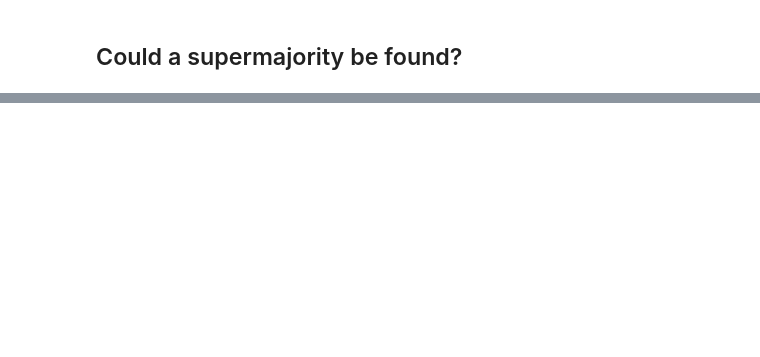
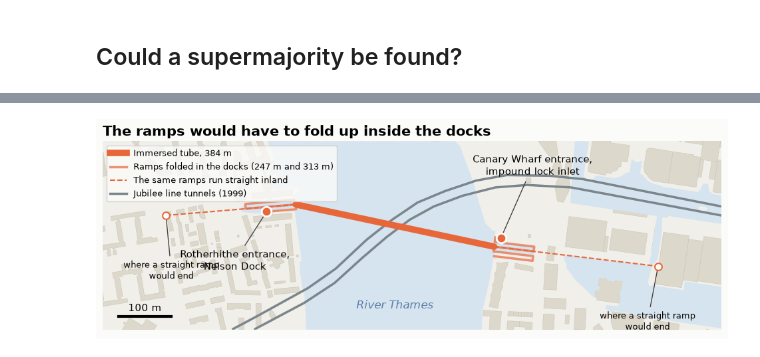
Before and after one commit to HenryDashwood/rotherhithe-to-canary-wharf-tunnel, a Jupyter notebook: nbs/02_route_and_ownership.ipynb, the cells around one changed output, grey strips where cells are left out. Cells and saved outputs as stored; diff of their text form; code cells hidden in the pictures; blank space fills up the shorter version.

```diff
--- a/nbs/02_route_and_ownership.ipynb
+++ b/nbs/02_route_and_ownership.ipynb
@@ -357,0 +425,58 @@ fig.savefig(FIGURES / "route_map.png")
+# %%
+fig, ax = plt.subplots(figsize=(12, 7))
+gpd.GeoSeries([view], crs=BNG).plot(ax=ax, color=COLOURS["land"])
+buildings.clip(view).plot(ax=ax, color="#ddd8cc", edgecolor="#c8c2b3", lw=0.3)
+cons[cons["class"] == "water"].clip(view).plot(ax=ax, color=COLOURS["water"])
+jubilee.plot(ax=ax, color=COLOURS["jubilee"], lw=2.5)
+gpd.GeoSeries(list(straight), crs=BNG).plot(ax=ax, color=COLOURS["tunnel"], lw=1.5, ls="--")
+gpd.GeoSeries(list(folded), crs=BNG).plot(ax=ax, color=COLOURS["tunnel"], lw=2.5, alpha=0.7)
+gpd.GeoSeries([river], crs=BNG).plot(ax=ax, color=COLOURS["tunnel"], lw=7, capstyle="round")
+ex, ey = zip(*entrances())
+ax.scatter(ex, ey, s=110, color=COLOURS["tunnel"], edgecolor="white", lw=2, zorder=5)
+sx, sy = straight[0].coords[-1]
+nx, ny = straight[1].coords[-1]
+ax.scatter([sx, nx], [sy, ny], s=60, facecolor="white", edgecolor=COLOURS["tunnel"], lw=1.5, zorder=5)
+arrow = {"arrowstyle": "-", "color": "#444", "lw": 1}
+ax.annotate(
+    "Rotherhithe entrance,\nNelson Dock",
+    (ex[0], ey[0]),
+    xytext=(ex[0] - 60, ey[0] - 110),
+    ha="center",
+    arrowprops=arrow,
+)
+ax.annotate(
+    "Canary Wharf entrance,\nimpound lock inlet",
+    (ex[1], ey[1]),
+    xytext=(ex[1] + 60, ey[1] + 120),
+    ha="center",
+    arrowprops=arrow,
+)
+ax.annotate(
+    "where a straight ramp\nwould end", (sx, sy), xytext=(sx + 10, sy - 120), ha="center", arrowprops=arrow, fontsize=9
+)
+ax.annotate(
+    "where a straight ramp\nwould end", (nx, ny), xytext=(nx - 20, ny - 120), ha="center", arrowprops=arrow, fontsize=9
+)
+ax.text(
+    (SOUTH_RIVER[0] + NORTH_RIVER[0]) / 2,
+    y0 + 40,
+    "River Thames",
+    fontsize=12,
+    style="italic",
+    color="#5a7fa8",
+    ha="center",
+)
+ax.plot([x0 + 30, x0 + 130], [y0 + 25, y0 + 25], color="black", lw=3)
+ax.text(x0 + 80, y0 + 35, "100 m", ha="center")
+ax.legend(handles=[
+    Line2D([0], [0], color=COLOURS["tunnel"], lw=7, label=f"Immersed tube, {river.length:.0f} m"),
+    Line2D([0], [0], color=COLOURS["tunnel"], lw=2.5, alpha=0.7, label=f"Ramps folded in the docks ({south_ramp:.0f} m and {north_ramp:.0f} m)"),
+    Line2D([0], [0], color=COLOURS["tunnel"], lw=1.5, ls="--", label="The same ramps run straight inland"),
+    Line2D([0], [0], color=COLOURS["jubilee"], lw=2.5, label="Jubilee line tunnels (1999)"),
+], loc="upper left", frameon=True, fontsize=9, bbox_to_anchor=(0, 1.0))  # fmt: skip
+ax.set(xlim=(x0, x1), ylim=(y0, y1))
+ax.set_axis_off()
+ax.set_title("The ramps would have to fold up inside the docks")
+fig.savefig(FIGURES / "route_map.png")
+# %% [output]
+[figure, added]
```
Also changed, not shown: parts of 10 cells of this notebook, 20 other files.
